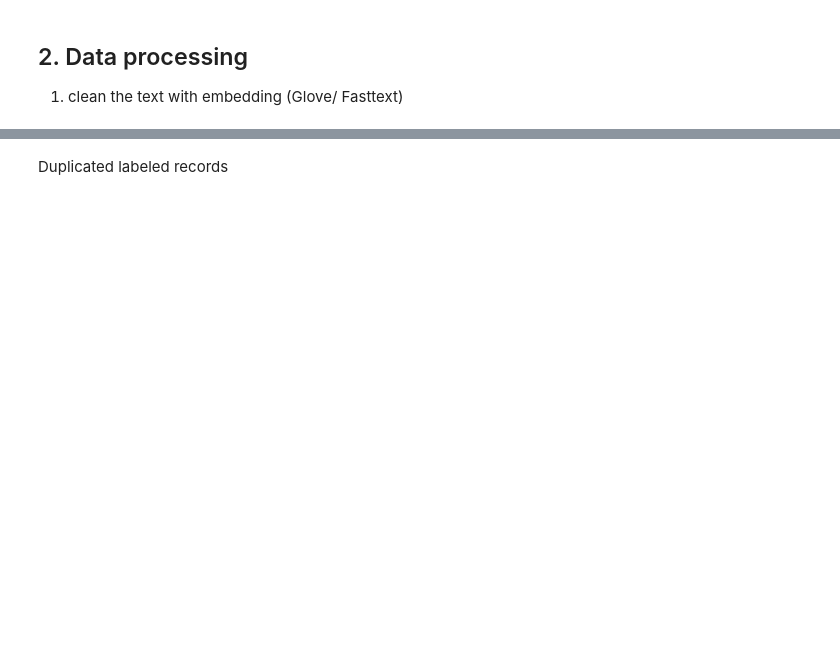
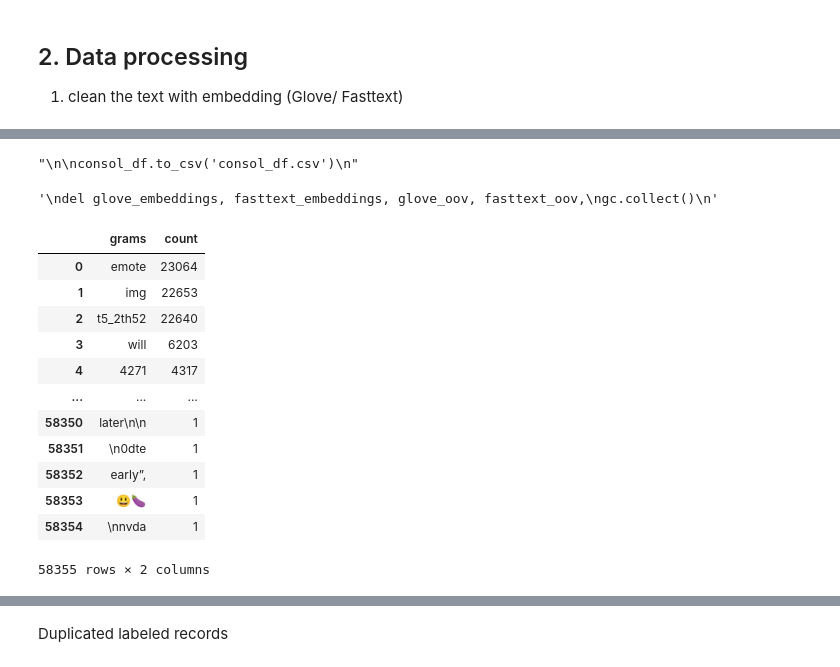
Before and after one commit to SChiu-project/CUSCS_project, a Jupyter notebook: Inspection_&_processing.ipynb, the cells around one changed output, grey strips where cells are left out. Drawn from its saved outputs; the diff is of its cells as text; code cells hidden in the pictures; blank space fills up the shorter version.

```diff
--- a/Inspection_&_processing.ipynb
+++ b/Inspection_&_processing.ipynb
@@ -433,11 +429,16 @@ def clean(comment):
     # Urls
     comment = re.sub(r"https?:\/\/t.co\/[A-Za-z0-9]+", "", comment)
 
+    # Words with punctuations and special characters
+    punctuations = '@#!?+&*[]-%.:/();$=><|{}^' + "'`"
+    for p in punctuations:
+        comment = comment.replace(p, ' ')
+
     # ... and ..
     # 在這個例子中，如果省略號已經被替換為 " ... "，那麼後續使用 replace() 方法替換 ".." 會失效，因為 "..." 中已經包含了兩個點。
     comment = comment.replace('...', ' ')
     if '...' not in comment:
-        comment = comment.replace('..', ' ')
+         comment = comment.replace('..', ' ... ')
 
     # Grouping same words without embeddings
     comment = re.sub(r"Bestnaijamade", "bestnaijamade", comment)
@@ -462,16 +463,17 @@ Wall time: 3.74 s
 # Second level cleaning after standard
 # criteria: by reading the ranking
 
+# Words with punctuations and special characters
+
 %%time
 
-def clean_2nd(comment):
+def clean_second(comment):
 
-    comment = re.sub(r"it's", "it is", comment)
-    comment = re.sub(r"i'm", " ", comment)
-    comment = re.sub(r"will", " ", comment)
-    comment = re.sub(r"I'm", " ", comment)
+    comment = re.sub(r"emote", " ", comment)
+    comment = re.sub(r"img", " ", comment)
+    comment = re.sub(r"t5_2th52", " ", comment)
 
     return comment
 
-consol_df['comments_cleaned_2nd'] = consol_df['comments_cleaned'].apply(lambda s : clean_2nd(s))
+consol_df['comments_cleaned_second'] = consol_df['comments_cleaned'].apply(lambda s : clean_second(s))
 # %% [output]
@@ -480,11 +482,18 @@ Wall time: 88.9 ms
 # %%
+'''
+
 consol_df.to_csv('consol_df.csv')
+'''
+# %% [output]
+"\n\nconsol_df.to_csv('consol_df.csv')\n"
 # %%
 # After cleaning, glove_embeddings and fasttext_embeddings are deleted and garbage collected because they consume too much memory (10+ gigabytes).
 '''
 del glove_embeddings, fasttext_embeddings, glove_oov, fasttext_oov,
 gc.collect()
 '''
+# %% [output]
+'\ndel glove_embeddings, fasttext_embeddings, glove_oov, fasttext_oov,\ngc.collect()\n'
 # %%
 # cleaned
 # Unigrams
@@ -494,7 +503,7 @@ for cmt in consol_df['comments_cleaned']:
     for word in generate_ngrams(cmt):
         consol_unigrams_cleaned[word] += 1
 
-df_unigrams_cleaned = pd.DataFrame(sorted(consol_unigrams_cleaned.items(), key=lambda x: x[1])[::-1])
+df_unigrams_cleaned = pd.DataFrame(sorted(consol_unigrams_cleaned.items(), key=lambda x: x[1])[::-1],  columns=['grams', 'count'])
 
 # Bigrams
 consol_bigrams_cleaned = defaultdict(int)
@@ -503,7 +512,7 @@ for cmt in consol_df['comments_cleaned']:
     for word in generate_ngrams(cmt, n_gram=2):
         consol_bigrams_cleaned[word] += 1
 
-df_bigrams_cleaned = pd.DataFrame(sorted(consol_bigrams_cleaned.items(), key=lambda x: x[1])[::-1])
+df_bigrams_cleaned = pd.DataFrame(sorted(consol_bigrams_cleaned.items(), key=lambda x: x[1])[::-1], columns=['grams', 'count'])
 
 # Trigrams
 consol_trigrams_cleaned = defaultdict(int)
@@ -512,7 +521,23 @@ for cmt in consol_df['comments_cleaned']:
     for word in generate_ngrams(cmt, n_gram=3):
         consol_trigrams_cleaned[word] += 1
 
-df_trigrams_cleaned = pd.DataFrame(sorted(consol_trigrams_cleaned.items(), key=lambda x: x[1])[::-1])
+df_trigrams_cleaned = pd.DataFrame(sorted(consol_trigrams_cleaned.items(), key=lambda x: x[1])[::-1], columns=['grams', 'count'])
+# %%
+df_unigrams_cleaned
+# %% [output]
+|  | grams | count |
+| 0 | emote | 23064 |
+| 1 | img | 22653 |
+| 2 | t5_2th52 | 22640 |
+| 3 | will | 6203 |
+| 4 | 4271 | 4317 |
+| ... | ... | ... |
+| 58350 | later\n\n | 1 |
+| 58351 | \n0dte | 1 |
+| 58352 | early”, | 1 |
+| 58353 | 😃🍆 | 1 |
+| 58354 | \nnvda | 1 |
+58355 rows × 2 columns
 # %%
 # 2nd round cleaned
 # Unigrams
```
Also changed, not shown: parts of 30 cells of this notebook.
